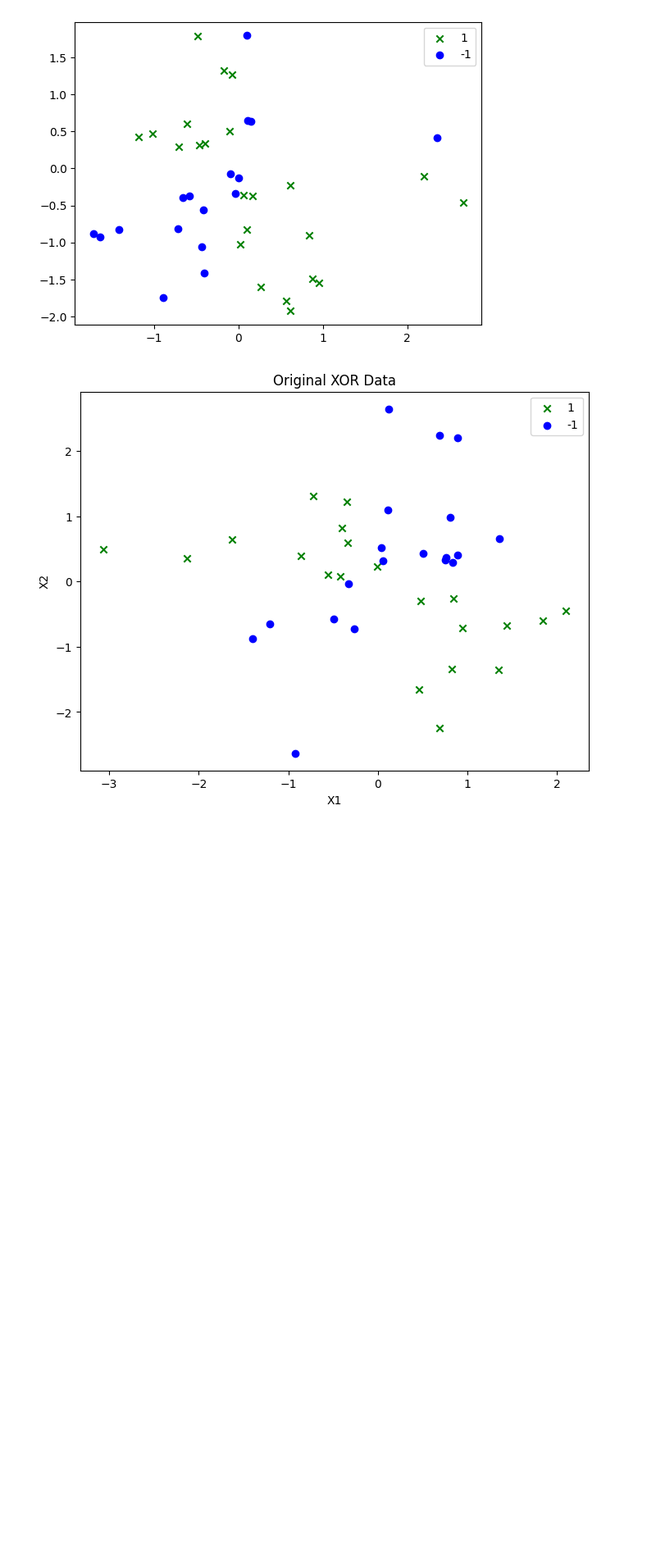
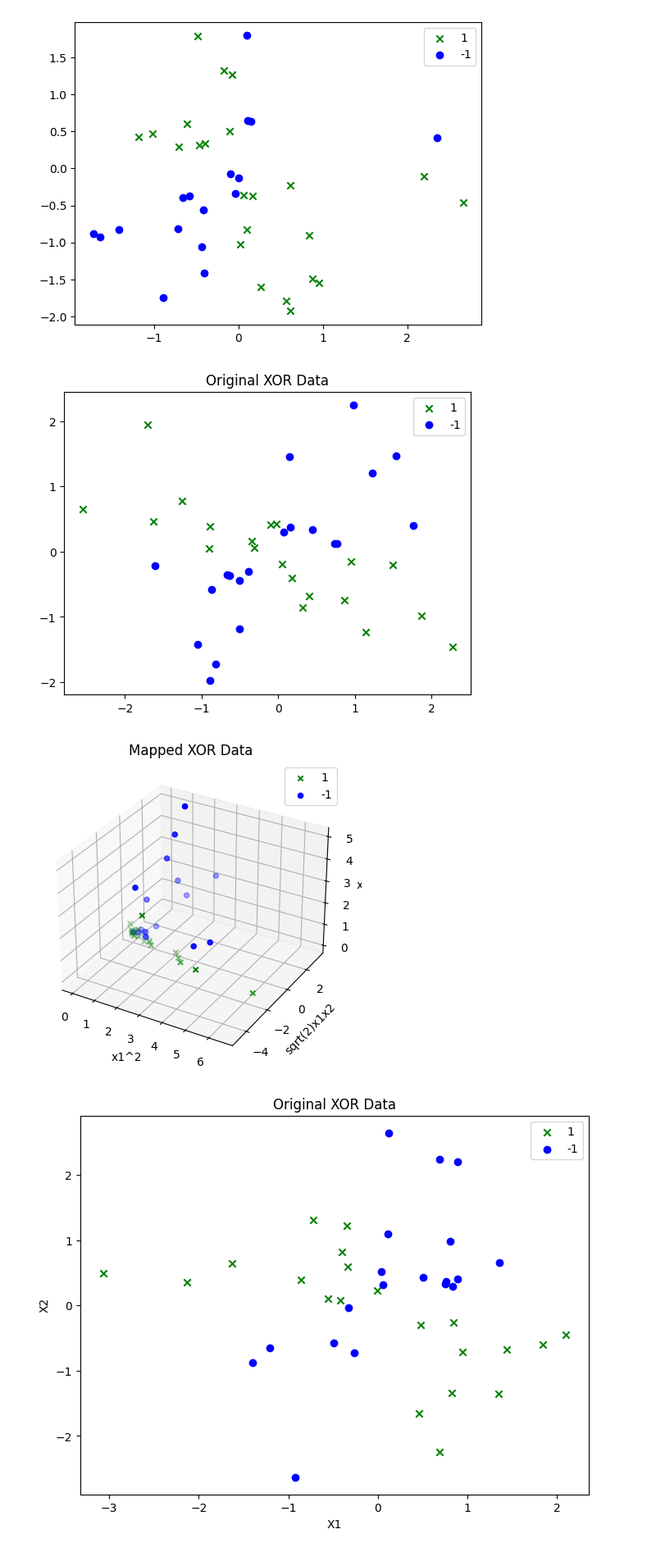
Before and after one commit to kaicheng001/ML-fourth-assignment, a Jupyter notebook: ml4.ipynb, the cells around one changed output. Shown at 82% size. Drawn from its saved outputs; the diff is of its cells as text; code cells hidden in the pictures; blank space fills up the shorter version.

```diff
--- a/ml4.ipynb
+++ b/ml4.ipynb
@@ -16,6 +16,44 @@ plt.legend() #显示图例
 plt.show()
 # %% [output]
 [figure]
+# %%
+import numpy as np
+import matplotlib.pyplot as plt
+
+# Create XOR data
+np.random.seed(0)
+X_xor = np.random.randn(40, 2)
+y_xor = np.logical_xor(X_xor[:, 0] > 0, X_xor[:, 1] > 0)
+y_xor = np.where(y_xor, 1, -1)
+
+# Plot original XOR data
+plt.scatter(X_xor[y_xor == 1, 0], X_xor[y_xor == 1, 1], color='g', marker='x', label='1')
+plt.scatter(X_xor[y_xor == -1, 0], X_xor[y_xor == -1, 1], color='b', marker='o', label='-1')
+plt.legend()  # Display legend
+plt.title('Original XOR Data')
+plt.show()
+
+# Mapping function φ(x)
+def phi(x):
+    return np.array([x[0]**2, np.sqrt(2)*x[0]*x[1], x[1]**2])
+
+# Apply mapping to the data
+X_mapped = np.array([phi(x) for x in X_xor])
+
+# Plot mapped data
+fig = plt.figure()
+ax = fig.add_subplot(111, projection='3d')
+ax.scatter(X_mapped[y_xor == 1, 0], X_mapped[y_xor == 1, 1], X_mapped[y_xor == 1, 2], color='g', marker='x', label='1')
+ax.scatter(X_mapped[y_xor == -1, 0], X_mapped[y_xor == -1, 1], X_mapped[y_xor == -1, 2], color='b', marker='o', label='-1')
+ax.set_xlabel('x1^2')
+ax.set_ylabel('sqrt(2)x1x2')
+ax.set_zlabel('x2^2')
+plt.legend()  # Display legend
+plt.title('Mapped XOR Data')
+plt.show()
+# %% [output]
+[figure, added]
+[figure, added]
 # %%
 import numpy as np
 import matplotlib.pyplot as plt
```
Also changed, not shown: 9 other files.
